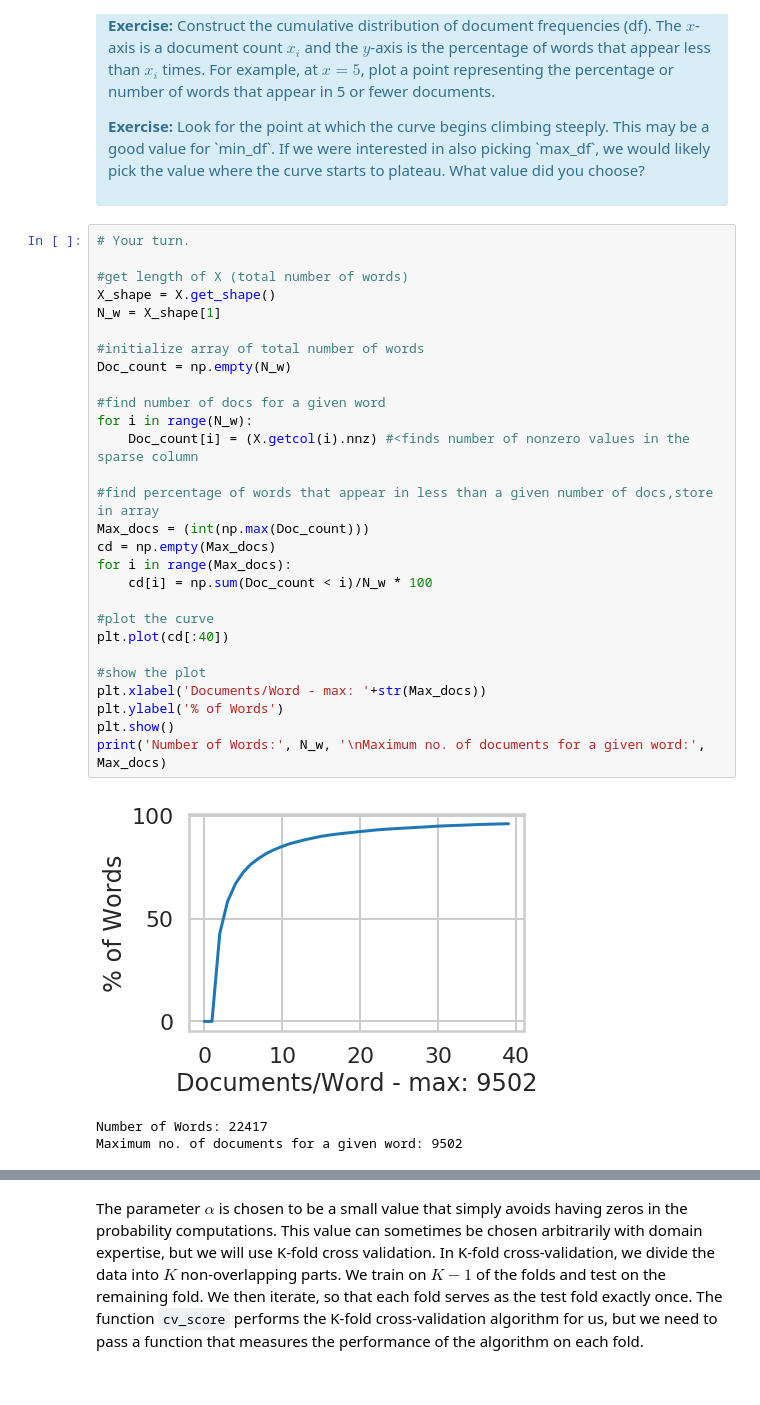
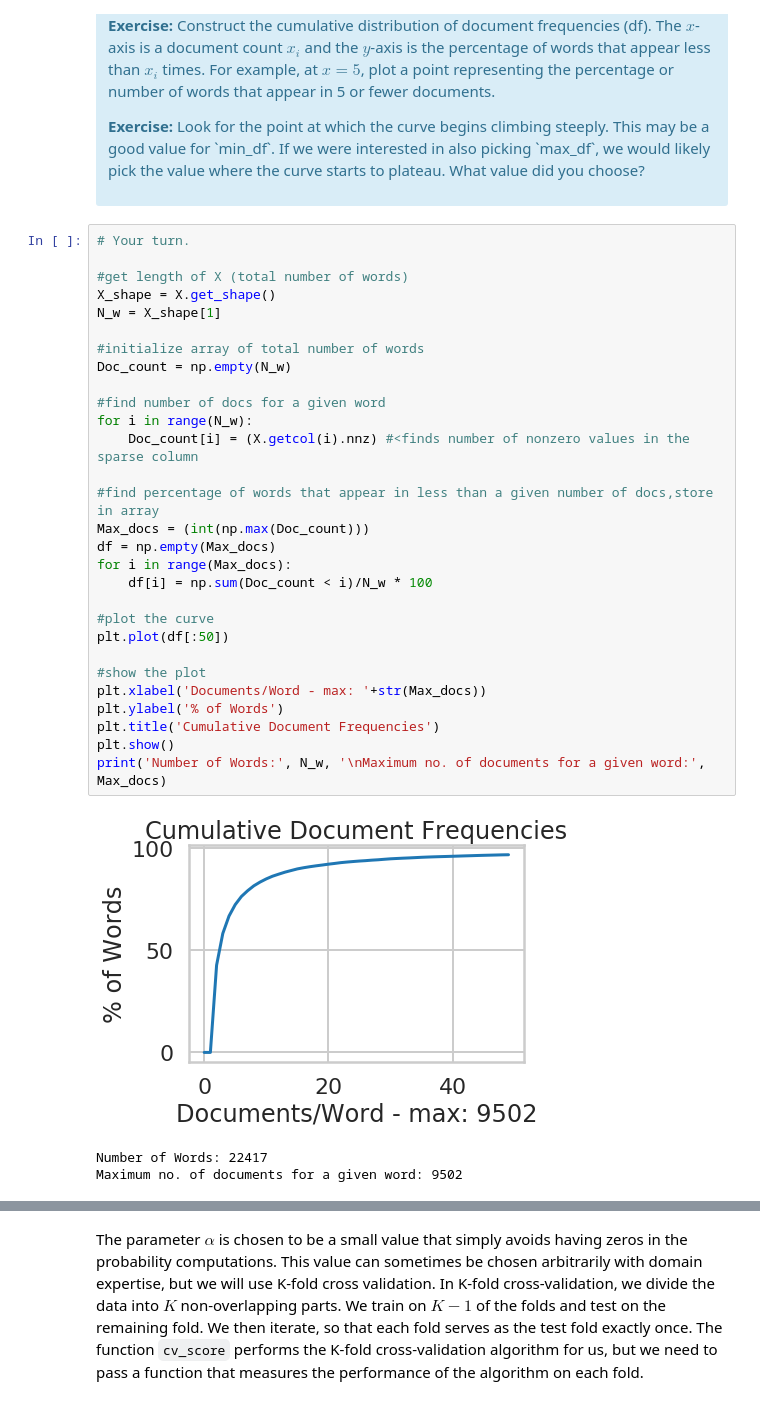
Before and after one commit to Nhorning/naive_bayes, a Jupyter notebook: Mini_Project_Naive_Bayes.ipynb, the cells around one changed output, grey strips where cells are left out. Drawn from its saved outputs; the diff is of its cells as text.

```diff
--- a/Mini_Project_Naive_Bayes.ipynb
+++ b/Mini_Project_Naive_Bayes.ipynb
@@ -307,33 +308,34 @@ First, let's find an appropriate value for `min_df` for the `CountVectorizer`. `
 # %%
 # Your turn.
 
 #get length of X (total number of words)
 X_shape = X.get_shape()
 N_w = X_shape[1]
 
 #initialize array of total number of words
 Doc_count = np.empty(N_w)
 
 #find number of docs for a given word
 for i in range(N_w):
     Doc_count[i] = (X.getcol(i).nnz) #<finds number of nonzero values in the sparse column
 
 #find percentage of words that appear in less than a given number of docs,store in array
 Max_docs = (int(np.max(Doc_count)))
-cd = np.empty(Max_docs)
+df = np.empty(Max_docs)
 for i in range(Max_docs):
-    cd[i] = np.sum(Doc_count < i)/N_w * 100
+    df[i] = np.sum(Doc_count < i)/N_w * 100
 
 #plot the curve
-plt.plot(cd[:40])
+plt.plot(df[:50])
 
 #show the plot
 plt.xlabel('Documents/Word - max: '+str(Max_docs))
 plt.ylabel('% of Words')
+plt.title('Cumulative Document Frequencies')
 plt.show()
 print('Number of Words:', N_w, '\nMaximum no. of documents for a given word:', Max_docs)
 # %% [output]
-[figure, old version]
+[figure, new version]
 Number of Words: 22417
 Maximum no. of documents for a given word: 9502
 # %% [markdown]
```
Also changed, not shown: parts of 19 cells of this notebook.
